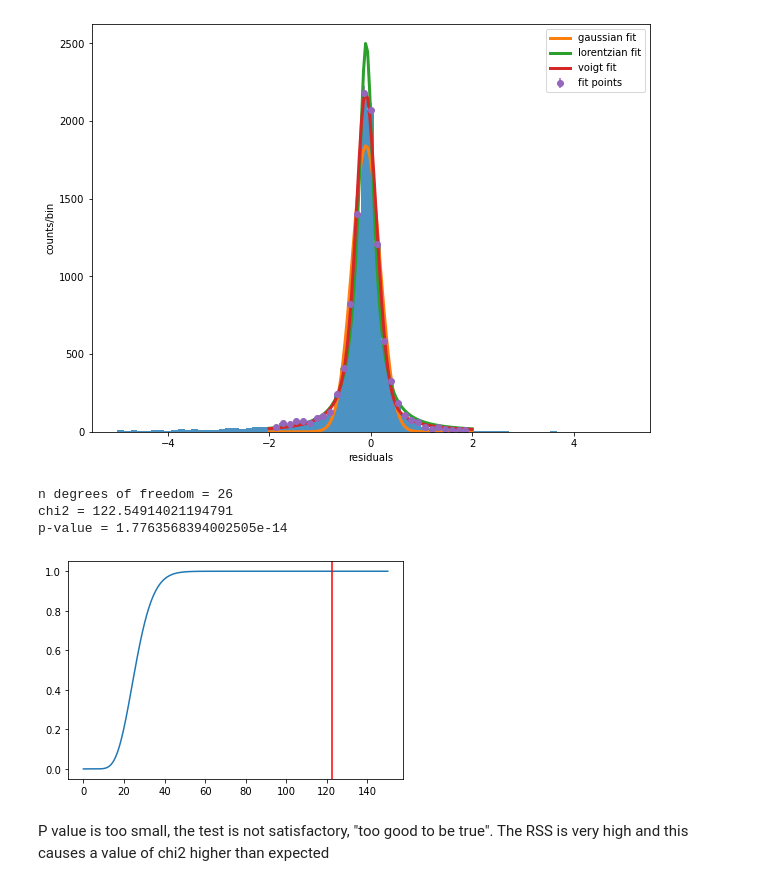
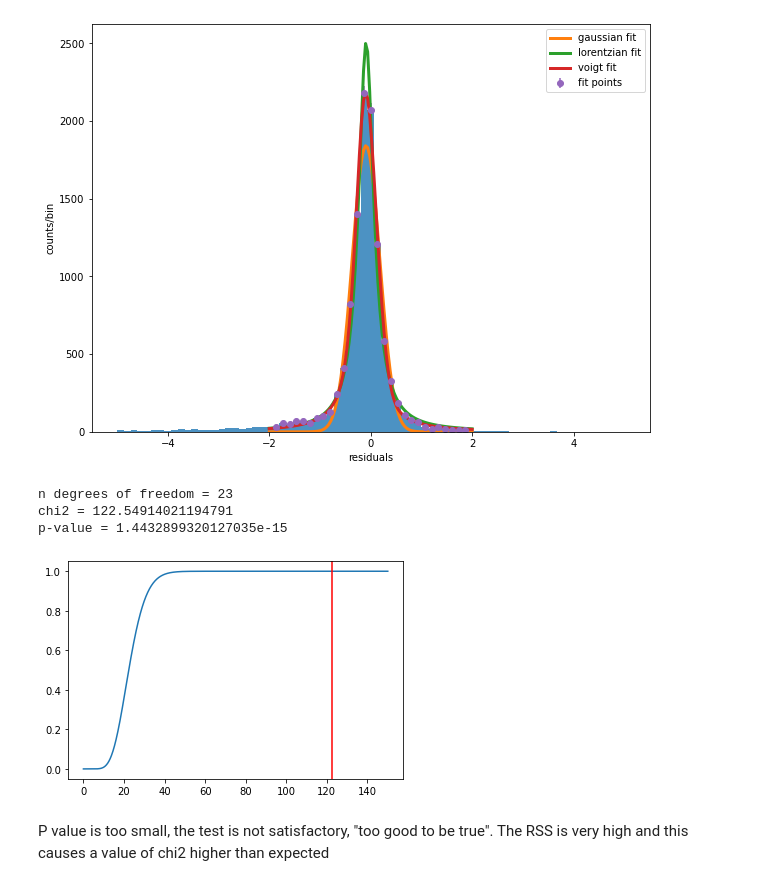
Before and after one commit to PhysicsOfData/LaboratoryOfComputationalPhysics_Y4, a Jupyter notebook: 08ex_fitting.ipynb, the cells around one changed output. Cells and saved outputs as stored; diff of their text form; code cells hidden in the pictures.

```diff
--- a/08ex_fitting.ipynb
+++ b/08ex_fitting.ipynb
@@ -212,24 +214,24 @@ plt.show()
 # %%
 from scipy import stats
 # perfrom a goodness of the fit test
-ndof = len(x_points) - 3
+ndof = len(x_points) - 6
 print("n degrees of freedom =", ndof)
 # calculate the chi^2
 chi2 = np.sum(((counts - voigt(x_points, *popt_voigt))**2)/err**2)
 print("chi2 =", chi2)
 # calculate the p-value from the chi^2, the n.d.o.f., and the comulative chi^2 distribution
 pvalue = 1. - stats.chi2.cdf(chi2, ndof)
 print("p-value =", pvalue)
 x = np.linspace(0,150,1000)
 plt.plot(x, stats.chi2.cdf(x, df=ndof))
 plt.fill_between(x_points, counts, where=(x_points > chi2), color='lightblue')
 plt.axvline(chi2, color='r')
 plt.show()
 # %% [output]
-n degrees of freedom = 26
+n degrees of freedom = 23
 chi2 = 122.54914021194791
-p-value = 1.7763568394002505e-14
+p-value = 1.4432899320127035e-15
-[figure, old version]
+[figure, new version]
 # %% [markdown]
 P value is too small, the test is not satisfactory, "too good to be true". The RSS is very high and this causes a value of chi2 higher than expected
 # %% [markdown]
```
Also changed, not shown: parts of 1 cell of this notebook.
